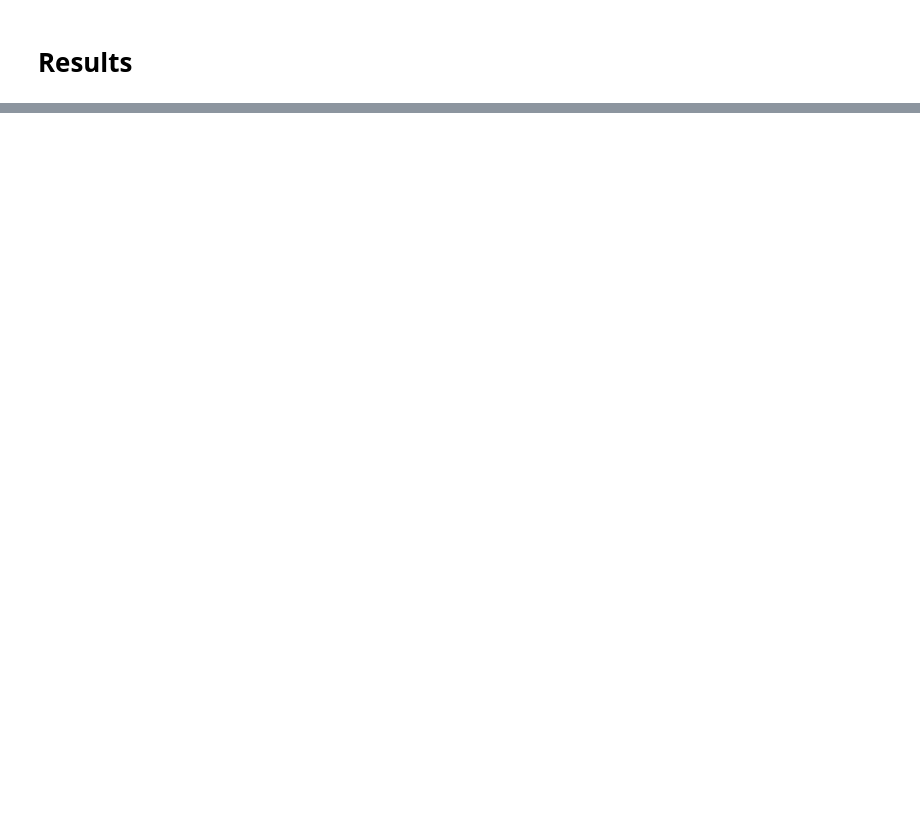
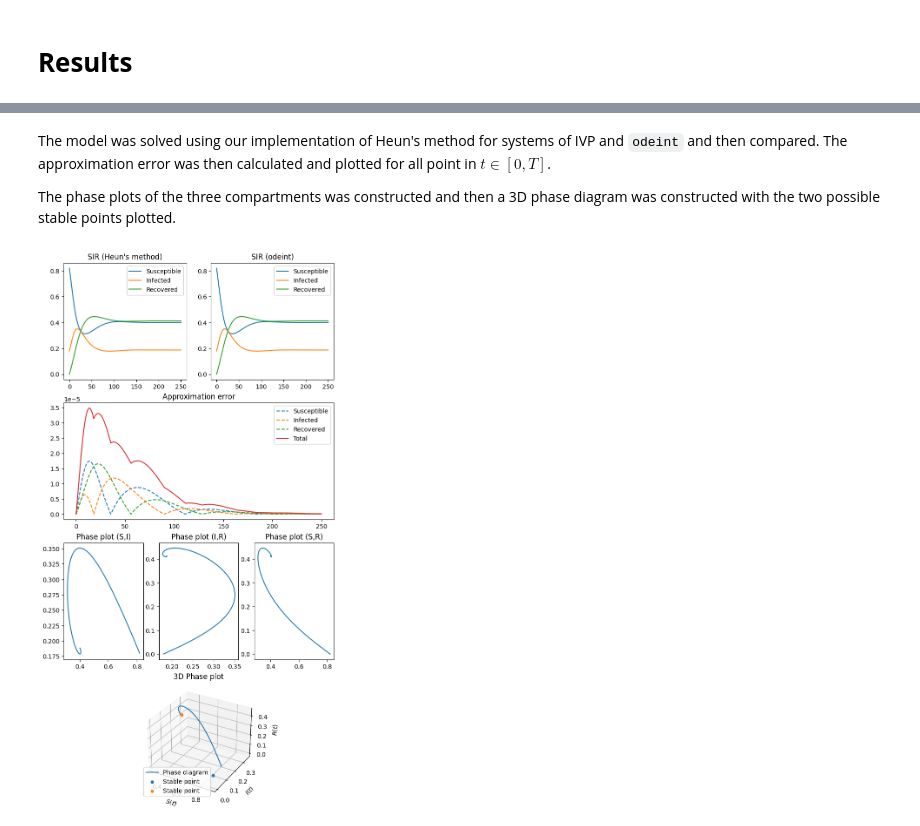
Before and after one commit to johanhoffman/DD2363_VT24, a Jupyter notebook: Lab5/chmntz_Lab5.ipynb, the cells around one changed output, grey strips where cells are left out. Cells and saved outputs as stored; diff of their text form; code cells hidden in the pictures; blank space fills up the shorter version.

```diff
--- a/Lab5/chmntz_Lab5.ipynb
+++ b/Lab5/chmntz_Lab5.ipynb
@@ -69,10 +62,3 @@ def system_timestep(f: Callable, u0: np.array(2, dtype=float), t0: float, n: int
         u[i, :] = u[i-1, :] + (h / 2) * (f(u[i-1, :], t) + f((u[i-1, :] + h * f(u[i-1, :], t+h)), t + h))
         t += h
     return u
-# %%
-beta, gamma, N = 0.2, 0.05, 1.0
-def SIR(SIR: np.array, t: float):
-    S = -beta * SIR[1] * SIR[0] / N
-    I = beta * SIR[1] * SIR[0] / N - gamma * SIR[1]
-    R = gamma * SIR[1]
-    return np.array([S, I, R])
@@ -108,0 +194,61 @@ fig.show()
+# %%
+alpha, gamma, mu, V= 0.2, 0.05, 0.03, 0.1
+def SIR(SIR: np.array, t: float) -> np.array:
+    S = (1 - V) * mu - alpha * SIR[0] * SIR[1] - mu * SIR[0]
+    I = alpha * SIR[0] * SIR[1] - (gamma + mu) * SIR[1]
+    R = V * mu + gamma * SIR[1] - mu * SIR[2]
+    return np.array([S, I, R])
+# %% [markdown]
+The model was solved using our implementation of Heun's method for systems of IVP and `odeint` and then compared. The approximation error was then calculated and plotted for all point in $t\in[0,T]$.
+
+The phase plots of the three compartments was constructed and then a 3D phase diagram was constructed with the two possible stable points plotted.
+# %%
+t = np.linspace(0, 250, 15000)
+u_approx = heun_system(SIR, np.array([0.82, 0.18, 0.00]), 250, 15000)
+u_exact = sp.integrate.odeint(SIR, np.array([0.82, 0.18, 0.00]), t)
+
+fig = plt.figure(figsize=(8, 16))
+
+ax1 = fig.add_subplot(421)
+ax1.title.set_text("SIR (Heun's method)")
+ax1.plot(t, u_approx)
+ax1.legend(['Susceptible', 'Infected', 'Recovered'])
+
+ax2 = fig.add_subplot(422)
+ax2.title.set_text("SIR (odeint)")
+ax2.plot(t, u_exact)
+ax2.legend(['Susceptible', 'Infected', 'Recovered'])
+
+ax3 = fig.add_subplot(412)
+ax3.title.set_text("Approximation error")
+diff = np.abs(u_approx[:] - u_exact[:,:])
+diff_t = [np.sum(np.abs(u_approx[i, :] - u_exact[i, :])) for i in range(0, len(u_approx))]
+ax3.plot(t, diff, '--')
+ax3.plot(t, diff_t)
+ax3.legend(['Susceptible', 'Infected', 'Recovered', 'Total'])
+
+ax4 = fig.add_subplot(414, projection = '3d')
+ax4.title.set_text("3D Phase plot")
+ax4.plot(u_approx[:,0], u_approx[:,1], u_approx[:,2])
+ax4.scatter(0.9, 0.0, 0.1, 'r')
+ax4.scatter(0.4, 0.1875, 0.4125, 'r')
+ax4.set_xlabel("$S(t)$")
+ax4.set_ylabel("$I(t)$")
+ax4.set_zlabel("$R(t)$")
+ax4.legend(["Phase diagram", "Stable point", "Stable point"])
+
+ax5 = fig.add_subplot(437)
+ax5.title.set_text("Phase plot (S,I)")
+ax5.plot(u_approx[:,0], u_approx[:,1])
+
+ax6 = fig.add_subplot(438)
+ax6.title.set_text("Phase plot (I,R)")
+ax6.plot(u_approx[:,1], u_approx[:,2])
+
+ax7 = fig.add_subplot(439)
+ax7.title.set_text("Phase plot (S,R)")
+ax7.plot(u_approx[:,0], u_approx[:,2])
+
+fig.show()
+# %% [output]
+[figure, added]
```
Also changed, not shown: parts of 27 cells of this notebook.
